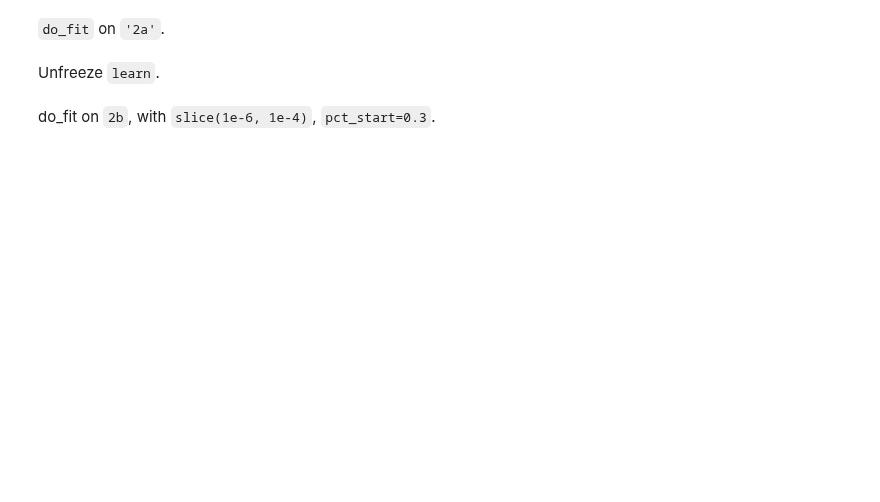
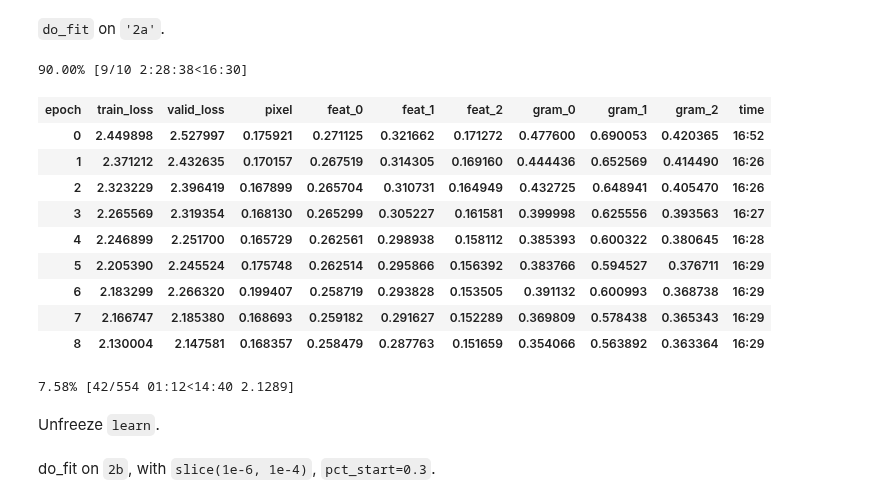
Before and after one commit to rforgione/course-v3, a Jupyter notebook: nbs/dl1/lesson7-superres-attempt.ipynb, the cells around one changed output. Drawn from its saved outputs; the diff is of its cells as text; code cells hidden in the pictures; blank space fills up the shorter version.

```diff
--- a/nbs/dl1/lesson7-superres-attempt.ipynb
+++ b/nbs/dl1/lesson7-superres-attempt.ipynb
@@ -292,4 +334,19 @@ Load `1b`.
 # %% [markdown]
 `do_fit` on `'2a'`.
+# %%
+do_fit('2a')
+# %% [output]
+90.00% [9/10 2:28:38<16:30]
+| epoch | train_loss | valid_loss | pixel | feat_0 | feat_1 | feat_2 | gram_0 | gram_1 | gram_2 | time |
+| 0 | 2.449898 | 2.527997 | 0.175921 | 0.271125 | 0.321662 | 0.171272 | 0.477600 | 0.690053 | 0.420365 | 16:52 |
+| 1 | 2.371212 | 2.432635 | 0.170157 | 0.267519 | 0.314305 | 0.169160 | 0.444436 | 0.652569 | 0.414490 | 16:26 |
+| 2 | 2.323229 | 2.396419 | 0.167899 | 0.265704 | 0.310731 | 0.164949 | 0.432725 | 0.648941 | 0.405470 | 16:26 |
+| 3 | 2.265569 | 2.319354 | 0.168130 | 0.265299 | 0.305227 | 0.161581 | 0.399998 | 0.625556 | 0.393563 | 16:27 |
+| 4 | 2.246899 | 2.251700 | 0.165729 | 0.262561 | 0.298938 | 0.158112 | 0.385393 | 0.600322 | 0.380645 | 16:28 |
+| 5 | 2.205390 | 2.245524 | 0.175748 | 0.262514 | 0.295866 | 0.156392 | 0.383766 | 0.594527 | 0.376711 | 16:29 |
+| 6 | 2.183299 | 2.266320 | 0.199407 | 0.258719 | 0.293828 | 0.153505 | 0.391132 | 0.600993 | 0.368738 | 16:29 |
+| 7 | 2.166747 | 2.185380 | 0.168693 | 0.259182 | 0.291627 | 0.152289 | 0.369809 | 0.578438 | 0.365343 | 16:29 |
+| 8 | 2.130004 | 2.147581 | 0.168357 | 0.258479 | 0.287763 | 0.151659 | 0.354066 | 0.563892 | 0.363364 | 16:29 |
+7.58% [42/554 01:12<14:40 2.1289]
 # %% [markdown]
 Unfreeze `learn`.
```
Also changed, not shown: parts of 23 cells of this notebook.
